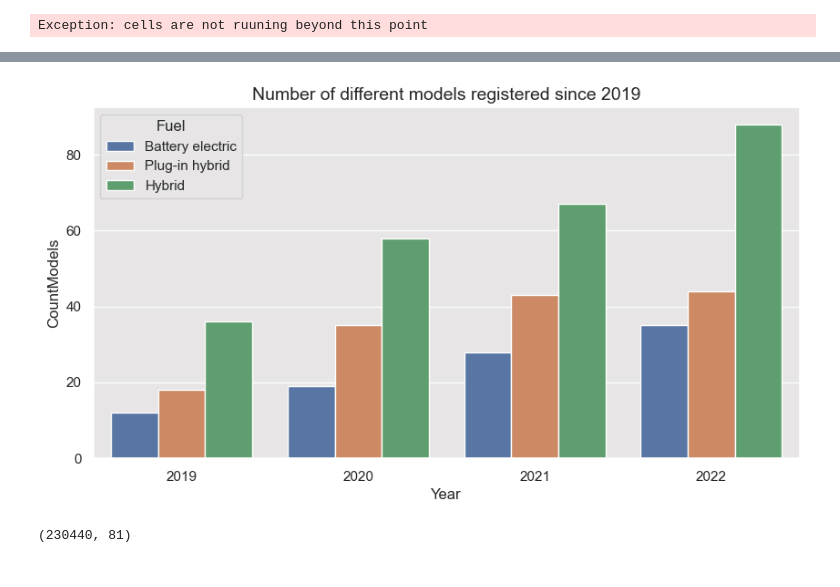
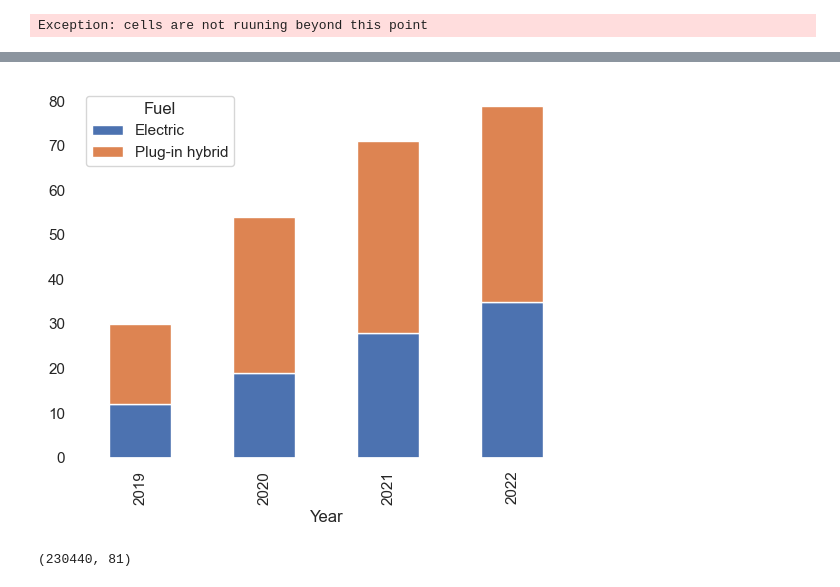
Before and after one commit to ssalazarheredia/vehicle_analysis, a Jupyter notebook: vehicle_analysis.ipynb, the cells around one changed output, grey strips where cells are left out. Cells and saved outputs as stored; diff of their text form; code cells hidden in the pictures.

```diff
--- a/vehicle_analysis.ipynb
+++ b/vehicle_analysis.ipynb
@@ -89,6 +87,8 @@ cars_data.loc[cars_data['Fuel'].isin(['Gas','Range extended electric','Fuel cell
 cars_data.loc[cars_data['Fuel'].isin(['Hybrid electric (diesel)','Hybrid electric (petrol)']),'Fuel']='Hybrid'
 #Group plug in petrol and diesel into the same category called Plug in hybrid
 cars_data.loc[cars_data['Fuel'].isin(['Plug-in hybrid electric (diesel)','Plug-in hybrid electric (petrol)']),'Fuel']='Plug-in hybrid'
+#Change name of battery electric to electric
+cars_data.loc[cars_data['Fuel'].isin(['Battery electric']),'Fuel']='Electric'
 #Show sample of the data
 cars_data.sample(10)
 # %% [output]
@@ -263,0 +267,13 @@ sns.move_legend(ax, "upper left",title='Fuel Type',fontsize=10, bbox_to_anchor=(
+# %%
+fig=plt.figure(figsize=(12,5));
+total_electric=fuel_licence[fuel_licence['Fuel']=='Battery electric']
+y_ticks=range(0,700,100)
+plt.title('Total number licenced of electric cars in the UK from 2015 to 2022',size=14)
+sns.set(rc={'figure.facecolor':'white','axes.facecolor':'white'})
+ax=sns.barplot(data=total_electric,x='Year',y='Licences',color='#54B393')
+#Change colour of grid lines for the y axis
+ax.grid(color='lightgrey',axis='y')
+#Add % sign to the y axis labels and change fontsize
+ax.set_yticklabels(list(str(i) + 'k' for i in y_ticks),fontsize=10);
+fig.savefig('graphs/total number licenced of electric cars in the UK.png')
+#sns.move_legend(ax, "upper left",title='Fuel Type',fontsize=10, bbox_to_anchor=(1, 1))
@@ -468,15 +477,20 @@ top_brands=list(top_brands[:10].index)
 # %%
 make_reg=models_reg[models_reg['Make'].isin(top_brands)].groupby(by=['Fuel','Year'])['GenModel'].agg(['count']).reset_index(level=['Fuel','Year'])
 make_reg.rename(columns={'count':'CountModels'},inplace=True)
-make_reg=make_reg.loc[(~make_reg['Fuel'].isin(['Other fuel types','Diesel','Petrol'])) & (make_reg['Year'].isin(['2019','2020','2021','2022'])) ]
+make_reg=make_reg.loc[(~make_reg['Fuel'].isin(['Hybrid','Other fuel types','Diesel','Petrol'])) & (make_reg['Year'].isin(['2019','2020','2021','2022'])) ]
 make_reg=make_reg.sort_values(by=['Year','CountModels','Fuel'])
+#make_reg.set_index('Year',inplace=True)
+#make_reg=make_reg.transpose()
+# %%
+make_reg=make_reg.pivot_table(values='CountModels',index='Year',columns='Fuel')
 # %%
-plt.figure(figsize=(10,5));
-plt.title('Number of different models registered since 2019',size=14)
-sns.set(rc={'figure.facecolor':'white','axes.facecolor':'#e7e5e6'})
-ax=sns.barplot(data=make_reg,x='Year',y='CountModels',hue='Fuel')
+#plt.figure(figsize=(10,5));
+#plt.title('Number of different models registered since 2019',size=14)
+#sns.set(rc={'figure.facecolor':'white','axes.facecolor':'white'})
+make_reg.plot(kind='bar',stacked=True);
+#ax=sns.barplot(data=make_reg,x='Year',y='CountModels',hue='Fuel')
 # %% [output]
-[figure, old version]
+[figure, new version]
 # %%
 #Import vehicle registration data
 veh_licence=pd.read_csv('vehicle_licence_status_1994Q4_2023Q2.csv')
```
Also changed, not shown: parts of 18 cells of this notebook.
